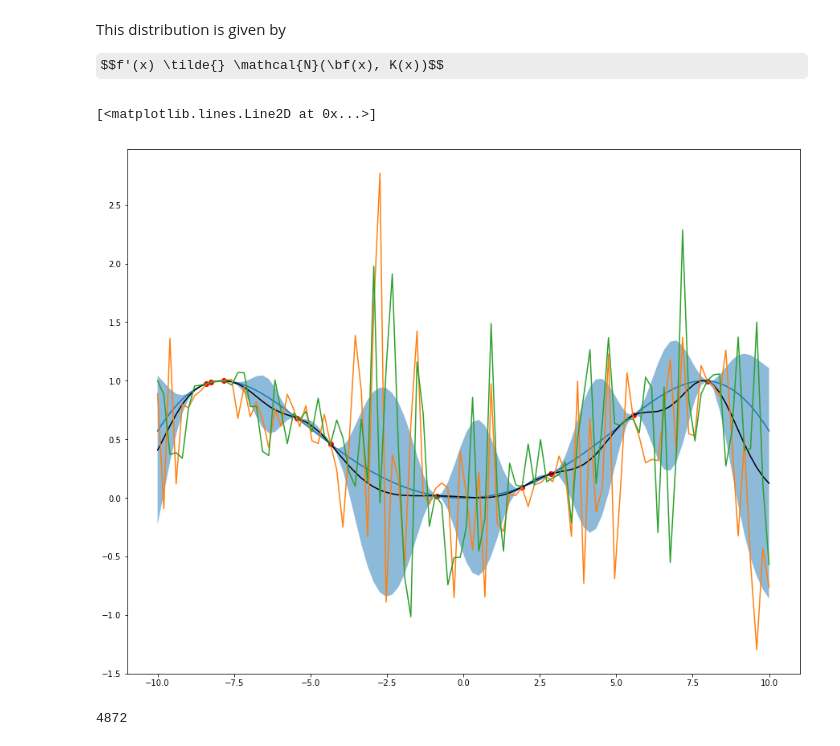
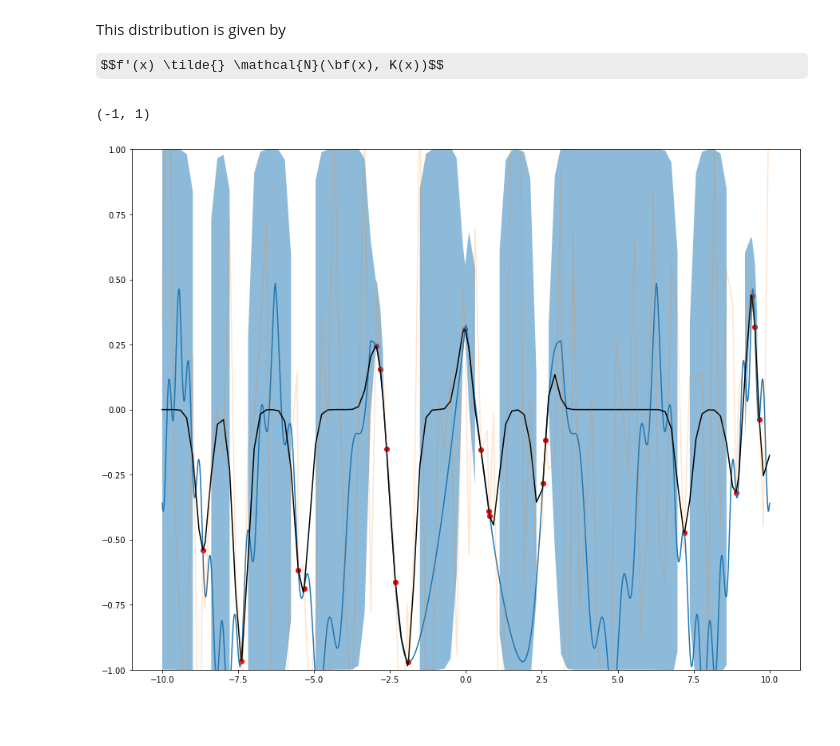
Before and after one commit to AlexRobson/GaussianProcesses, a Jupyter notebook: Gaussian Processes.ipynb, the cells around one changed output. Cells and saved outputs as stored; diff of their text form; code cells hidden in the pictures; some formulas as TeX source; blank space fills up the shorter version.

```diff
--- a/Gaussian Processes.ipynb
+++ b/Gaussian Processes.ipynb
@@ -63,11 +83,22 @@ f_train = f(x_train)
 # %%
-%pdb off
+
+# Sample two points from this function
+N = 20
+x_train = np.sort(np.random.uniform(low=-10, high=10, size=(N,)).reshape(N,))
+f_train = f(x_train)
+
 
 # Calculate the kernel at these points
-x_star = np.linspace(-10, 10, 100).reshape(-1, 1)
+x_star = np.linspace(-10, 10, 100).reshape(-1,)
+x_star = np.concatenate((x_star, x_train), axis=0)
 
+x_train = x_train.reshape(-1, 1)
+x_star = np.sort(x_star).reshape(-1, 1)
 
-l_0 = 100
+print(np.shape(x_star))
+print(np.shape(x_train))
+
+l_0 = 0.5e-1
 K_train = kernel(x_train, x_train,l=l_0)
 K_star = kernel(x_train, x_star, l=l_0)
 
@@ -102,21 +119,18 @@ This distribution is given by
 
 $$f'(x) \tilde{} \mathcal{N}(\bf(x), K(x))$$
 # %%
-X = np.random.normal(loc=mu, scale=np.diag(np.sqrt(var)), size=(5,len(mu)))
+X = np.random.normal(loc=mu, scale=np.sqrt(np.diag(np.sqrt(var))), size=(5,len(mu)))
 # %%
 # Plot the complicated function
 x_i = np.linspace(-10, 10,1000)
 plt.figure(figsize=(15,12))
 plt.plot(x_i, f(x_i))
 plt.scatter(x_train, f_train,color='r')
 plt.plot(x_star, mu, color='k')
-plt.fill_between(x_star, np.diag(mu-var), np.diag(mu+var), alpha=0.5)
-plt.plot(x_star, X[0,:])
-plt.plot(x_star, X[1,:])
+plt.fill_between(x_star, np.diag(mu-var), np.sqrt(np.diag(mu+var)), alpha=0.5)
+plt.plot(x_star, X[0,:], alpha=0.2)
+plt.ylim([-1, 1])
+#plt.plot(x_star, X[1,:])
 # %% [output]
-[<matplotlib.lines.Line2D at 0x...>]
+(-1, 1)
-[figure, old version]
+[figure, new version]
-# %%
-len(var[var<0])
-# %% [output]
-4872
```
Also changed, not shown: parts of 6 cells of this notebook.
